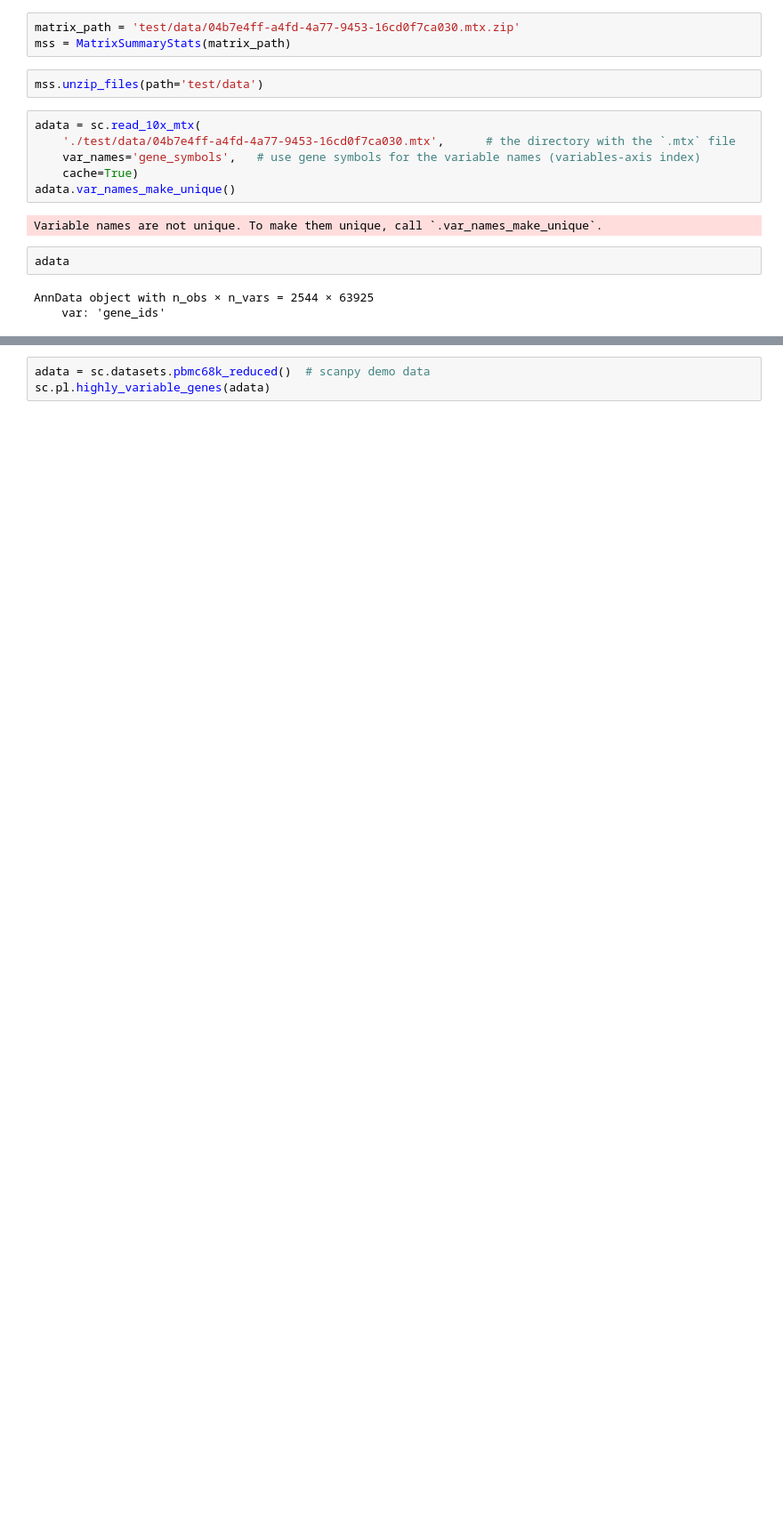
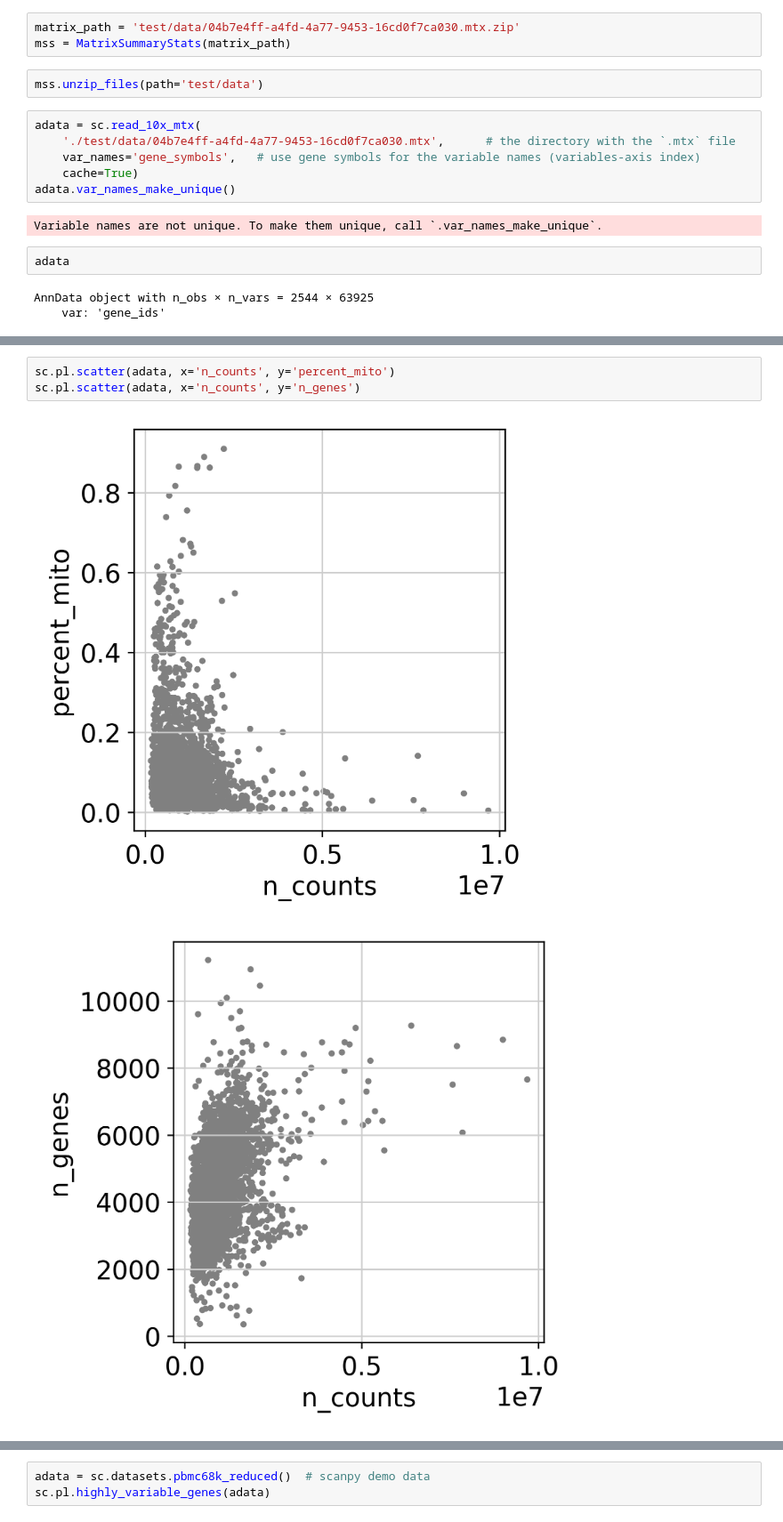
Before and after one commit to mjkrause/hca-summary-stats, a Jupyter notebook: notebook/proj_summary_stats.ipynb, the cells around one changed output, grey strips where cells are left out. Shown at 89% size. Cells and saved outputs as stored; diff of their text form; blank space fills up the shorter version.

```diff
--- a/notebook/proj_summary_stats.ipynb
+++ b/notebook/proj_summary_stats.ipynb
@@ -59,0 +65,6 @@ adata.var_keys()
+# %%
+sc.pl.scatter(adata, x='n_counts', y='percent_mito')
+sc.pl.scatter(adata, x='n_counts', y='n_genes')
+# %% [output]
+[figure, added]
+[figure, added]
```
Also changed, not shown: parts of 18 cells of this notebook.
